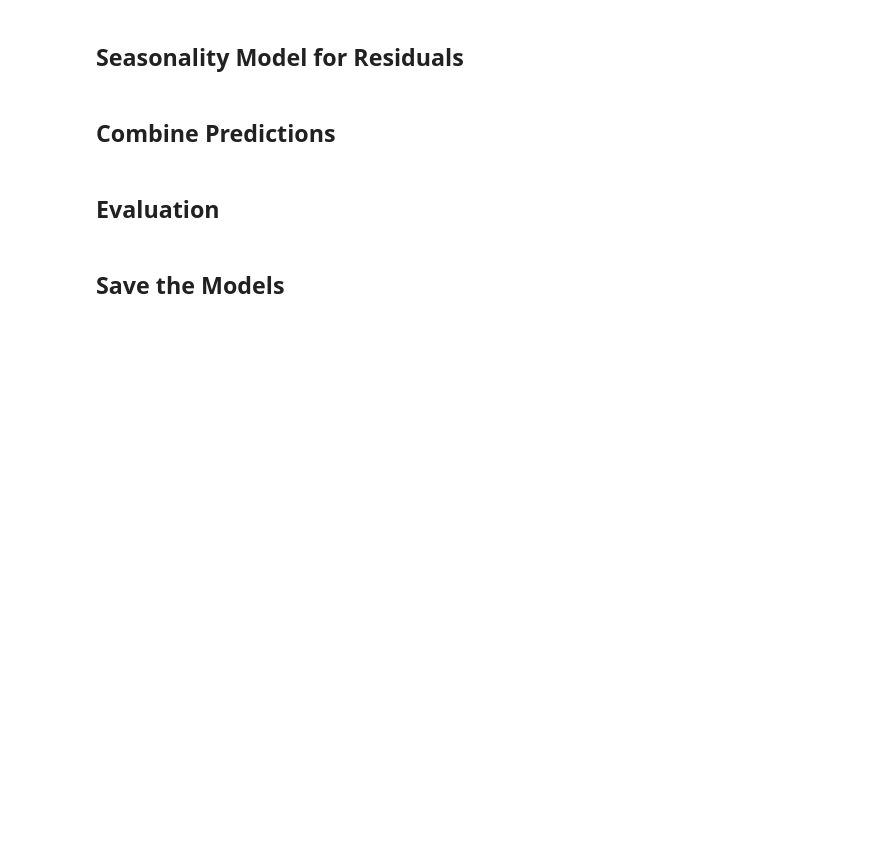
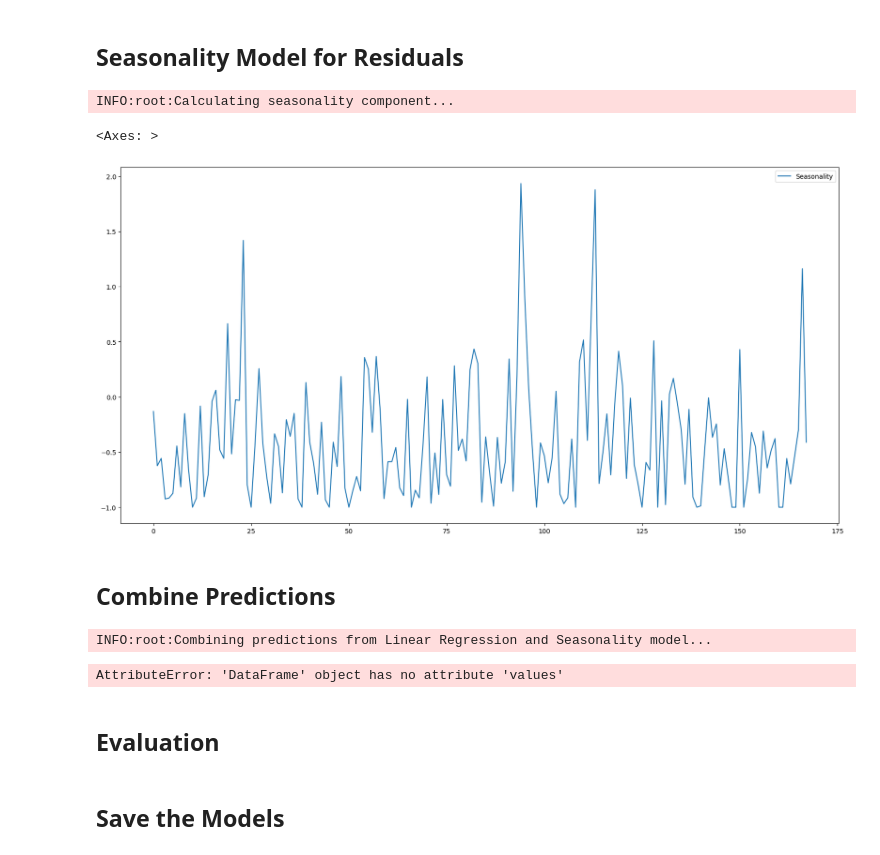
Before and after one commit to emilschmitz/Beam-Level-Traffic-Forecasting-Challenge, a Jupyter notebook: train_w10_w11.ipynb, the cells around one changed output. Cells and saved outputs as stored; diff of their text form; code cells hidden in the pictures; blank space fills up the shorter version.

```diff
--- a/train_w10_w11.ipynb
+++ b/train_w10_w11.ipynb
@@ -147,17 +207,32 @@ logging.info("Calculating seasonality component...")
 
 # Assuming we have 4 weeks of hourly data (4 * 168 rows)
 n_hours_in_week = 168
-num_weeks = 4
+num_weeks = 5
 
 # Reshape the residuals data to calculate the median per hour
 reshaped_train_residuals = train_residuals.to_pandas().values.reshape(num_weeks, n_hours_in_week, -1)
-seasonality_medians = np.median(reshaped_train_residuals, axis=0)
+
+# sort every dim 0 series
+reshaped_train_residuals = np.sort(reshaped_train_residuals, axis=0)
+
+seasonality_typical = np.average(reshaped_train_residuals, weights=[0, 0.3, 0.4, 0.3, 0], axis=0)
+# seasonality_typical = np.average(reshaped_train_residuals, weights=[0, 0, 1, 0, 0], axis=0)
+# seasonality_typical = np.median(reshaped_train_residuals, axis=0)
 
 # Convert the seasonality medians back to a Polars DataFrame
-seasonality_df = pl.DataFrame(seasonality_medians)
+seasonality_df = pl.DataFrame(seasonality_typical)
 seasonality_df.columns = Y_train.columns
 
 # Final prediction will be updated once the seasonality model is combined
+# %% [output]
+INFO:root:Calculating seasonality component...
+# %%
+# plot seasonality component
+plt.figure(figsize=(20, 10))
+sns.lineplot(data=seasonality_df['0_0_27'], label='Seasonality')
+# %% [output]
+<Axes: >
+[figure, added]
 # %% [markdown]
  ## Combine Predictions
 # %%
@@ -166,5 +241,8 @@ Y_test_pred_df_downscaled = linear_model.predict(X_test_linear)
 # Combine predictions from Linear Regression and Seasonality Model
 logging.info("Combining predictions from Linear Regression and Seasonality model...")
 # Scale back up the median residuals by the linear prediction
-scaled_seasonality = seasonality_df.to_numpy() * (Y_test_pred_df.values + epsilon)
+scaled_seasonality = seasonality_df.to_numpy() * (Y_test_pred_df + epsilon)
 Y_test_final_pred = Y_test_pred_df.values + scaled_seasonality
+# %% [output]
+INFO:root:Combining predictions from Linear Regression and Seasonality model...
+AttributeError: 'DataFrame' object has no attribute 'values'
```
Also changed, not shown: parts of 7 cells of this notebook, 5 other files.
